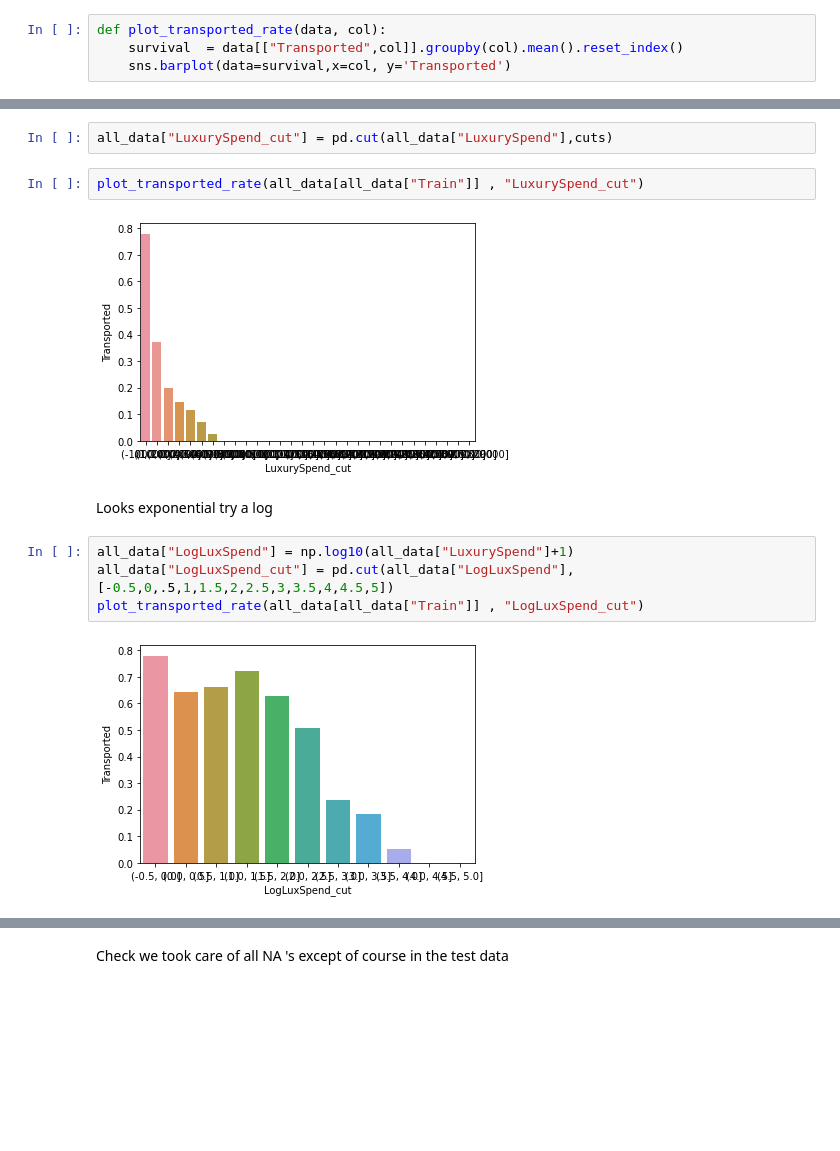
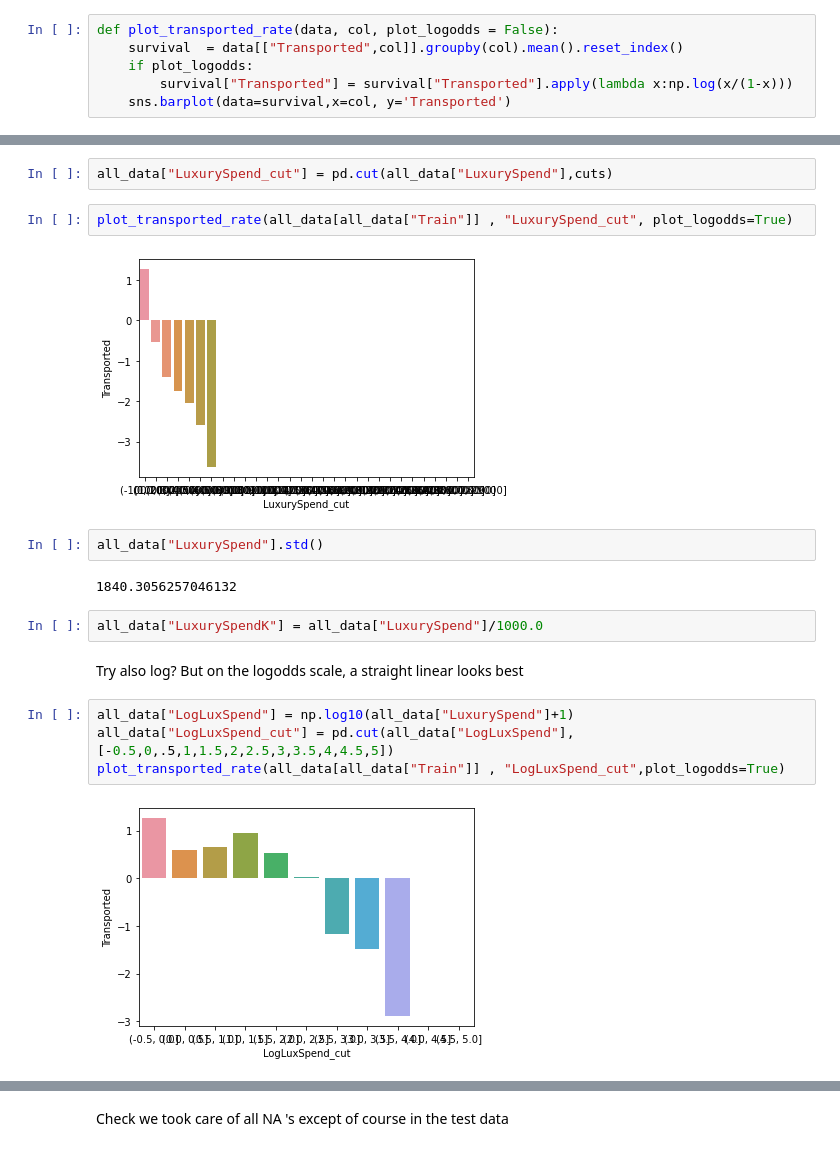
Before and after one commit to DrEntropy/Kaggle, a Jupyter notebook: SpaceshipTitanic/spaceshipTitan.ipynb, the cells around one changed output, grey strips where cells are left out. Saved outputs shown, nothing was run; the diff lists cells and outputs as text; blank space fills up the shorter version.

```diff
--- a/SpaceshipTitanic/spaceshipTitan.ipynb
+++ b/SpaceshipTitanic/spaceshipTitan.ipynb
@@ -62,8 +62,10 @@ dtype: float64
 # %% [markdown]
 Each column has about 2% missing data.
 # %%
-def plot_transported_rate(data, col):
+def plot_transported_rate(data, col, plot_logodds = False):
     survival  = data[["Transported",col]].groupby(col).mean().reset_index()
+    if plot_logodds:
+        survival["Transported"] = survival["Transported"].apply(lambda x:np.log(x/(1-x)))
     sns.barplot(data=survival,x=col, y='Transported')
 # %% [markdown]
 ### Home Planet
@@ -436,14 +438,20 @@ len(cuts)
 # %%
 all_data["LuxurySpend_cut"] = pd.cut(all_data["LuxurySpend"],cuts)
 # %%
-plot_transported_rate(all_data[all_data["Train"]] , "LuxurySpend_cut")
+plot_transported_rate(all_data[all_data["Train"]] , "LuxurySpend_cut", plot_logodds=True)
 # %% [output]
-[figure, old version]
+[figure, new version]
-# %% [markdown]
-Looks exponential try a log
+# %%
+all_data["LuxurySpend"].std()
+# %% [output]
+1840.3056257046132
+# %%
+all_data["LuxurySpendK"] = all_data["LuxurySpend"]/1000.0
+# %% [markdown]
+Try also log? But on the logodds scale, a straight linear looks best
 # %%
 all_data["LogLuxSpend"] = np.log10(all_data["LuxurySpend"]+1)
 all_data["LogLuxSpend_cut"] = pd.cut(all_data["LogLuxSpend"],[-0.5,0,.5,1,1.5,2,2.5,3,3.5,4,4.5,5])
-plot_transported_rate(all_data[all_data["Train"]] , "LogLuxSpend_cut")
+plot_transported_rate(all_data[all_data["Train"]] , "LogLuxSpend_cut",plot_logodds=True)
 # %% [output]
-[figure, old version]
+[figure, new version]
```
Also changed, not shown: parts of 43 cells of this notebook.
